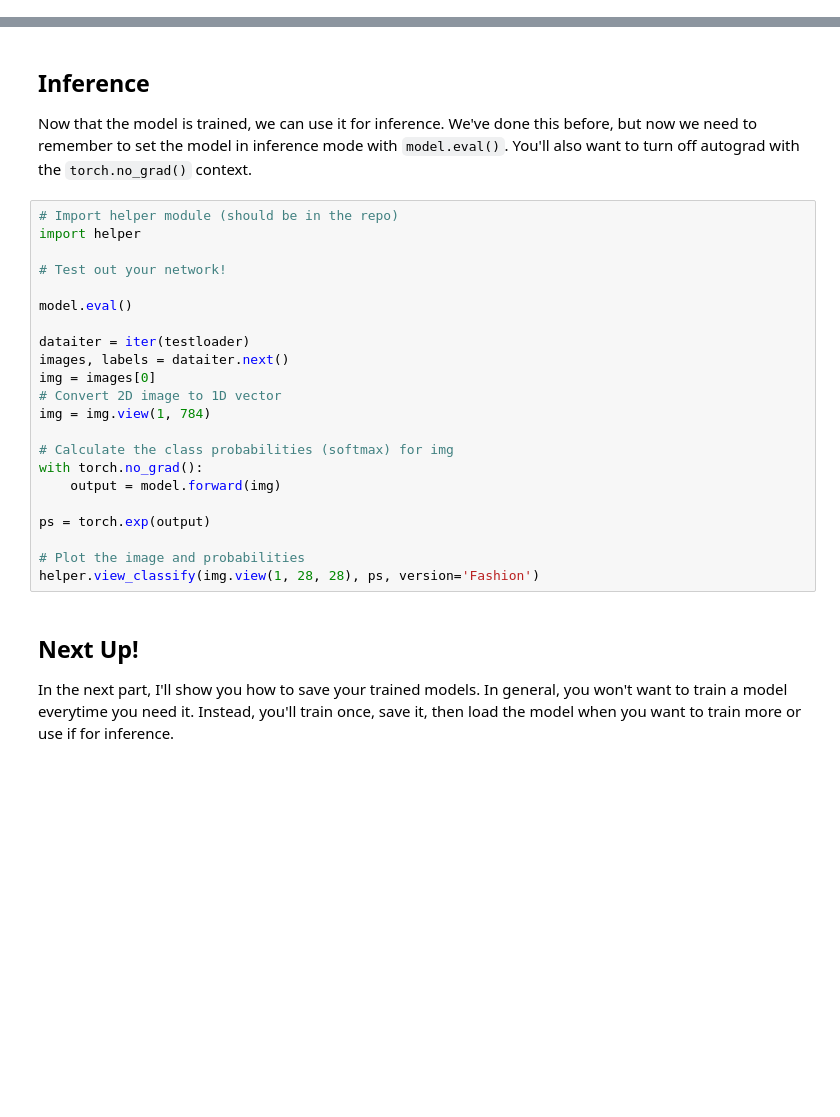
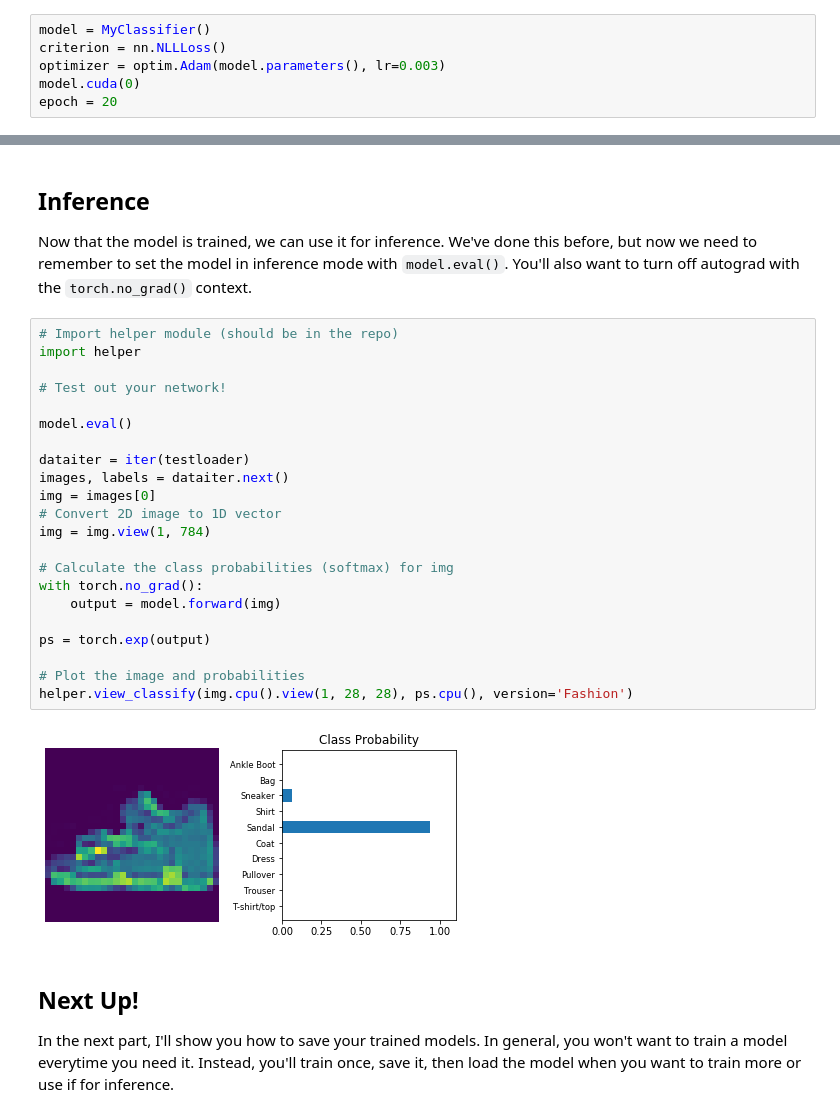
Before and after one commit to MohammedAljahdali/deep-learning-v2-pytorch, a Jupyter notebook: intro-to-pytorch/Part 5 - Inference and Validation (Exercises).ipynb, the cells around one changed output, grey strips where cells are left out. Drawn from its saved outputs; the diff is of its cells as text; blank space fills up the shorter version.

```diff
--- a/intro-to-pytorch/Part 5 - Inference and Validation (Exercises).ipynb
+++ b/intro-to-pytorch/Part 5 - Inference and Validation (Exercises).ipynb
@@ -240,0 +276,6 @@ model.train()
+# %%
+model = MyClassifier()
+criterion = nn.NLLLoss()
+optimizer = optim.Adam(model.parameters(), lr=0.003)
+model.cuda(0)
+epoch = 20
@@ -245,25 +355,27 @@ Now that the model is trained, we can use it for inference. We've done this befo
 # %%
 # Import helper module (should be in the repo)
 import helper
 
 # Test out your network!
 
 model.eval()
 
 dataiter = iter(testloader)
 images, labels = dataiter.next()
 img = images[0]
 # Convert 2D image to 1D vector
 img = img.view(1, 784)
 
 # Calculate the class probabilities (softmax) for img
 with torch.no_grad():
     output = model.forward(img)
 
 ps = torch.exp(output)
 
 # Plot the image and probabilities
-helper.view_classify(img.view(1, 28, 28), ps, version='Fashion')
+helper.view_classify(img.cpu().view(1, 28, 28), ps.cpu(), version='Fashion')
+# %% [output]
+[figure, added]
 # %% [markdown]
 ## Next Up!
 
```
Also changed, not shown: parts of 4 cells of this notebook, 2 other files.
